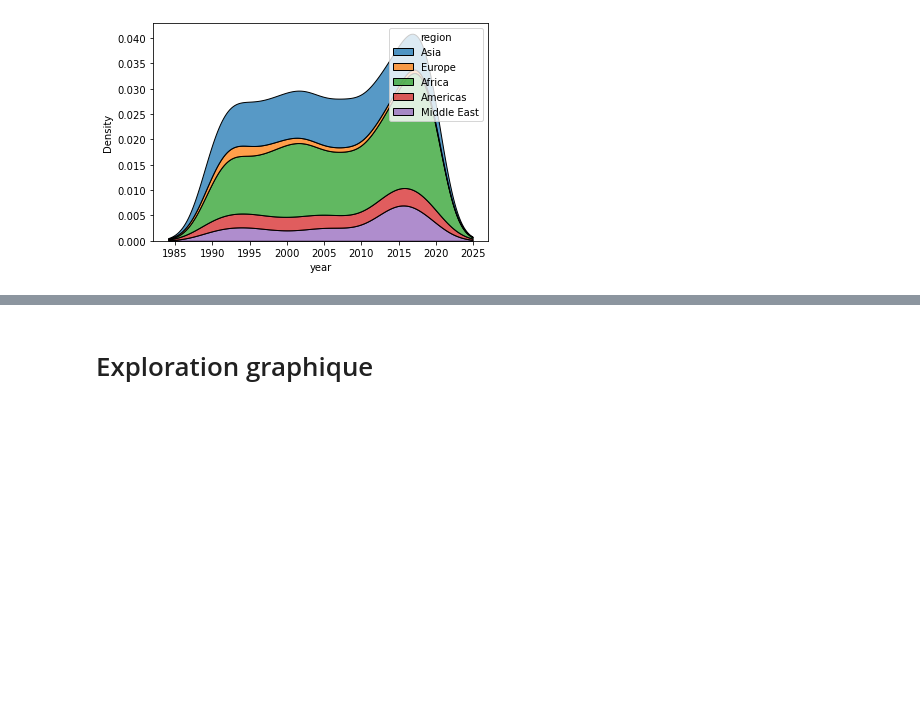
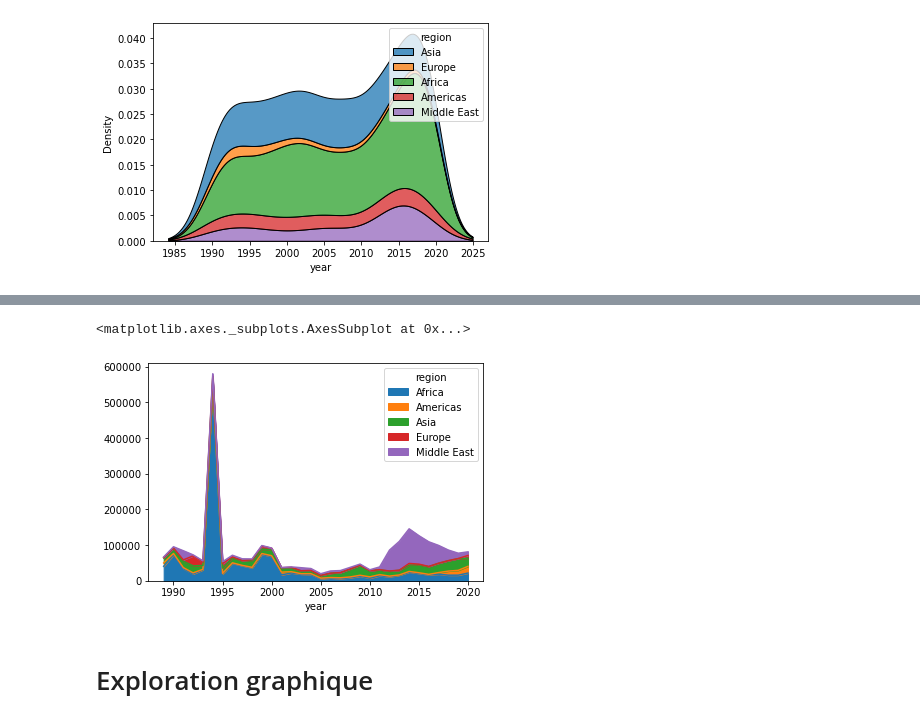
Before and after one commit to LexAdrim/UCDP-project, a Jupyter notebook: main.ipynb, the cells around one changed output, grey strips where cells are left out. Cells and saved outputs as stored; diff of their text form; code cells hidden in the pictures; blank space fills up the shorter version.

```diff
--- a/main.ipynb
+++ b/main.ipynb
@@ -263,3 +263,7 @@ sns.kdeplot(data=df_visu_unique_conflit,x='year', hue='region', multiple='stack'
 # %% [output]
 <matplotlib.axes._subplots.AxesSubplot at 0x...>
 [figure]
+# %%
+#nombre de morts par région (area plot)
+df_morts_region = df.pivot_table(values='best', index='year', columns='region', aggfunc=sum)
+df_morts_region
@@ -266,3 +289,8 @@ sns.kdeplot(data=df_visu_unique_conflit,x='year', hue='region', multiple='stack'
+# %%
+df_morts_region.plot.area()
+# %% [output]
+<matplotlib.axes._subplots.AxesSubplot at 0x...>
+[figure, added]
 # %% [markdown]
 # Exploration graphique
 # %%
```
Also changed, not shown: parts of 1 cell of this notebook.
